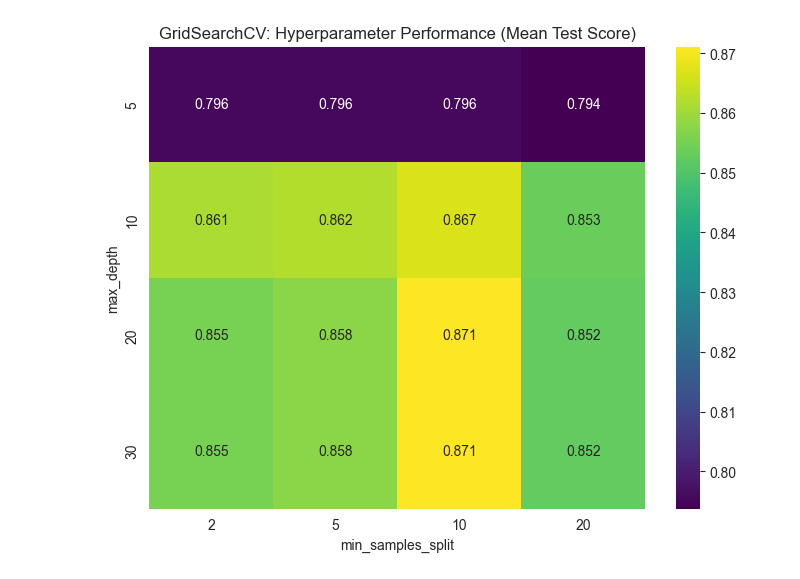
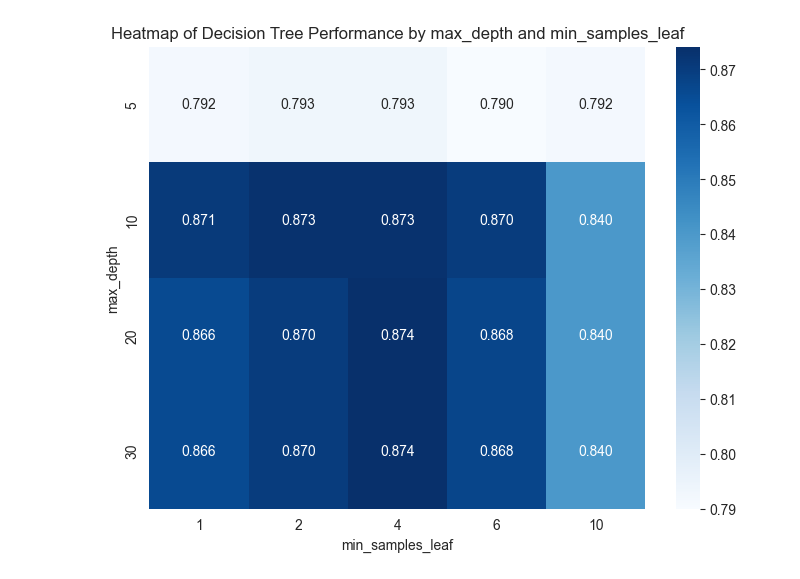
Before and after one commit to jadenzy/ECS_150_Final_Project, a Jupyter notebook: Models/Tree.ipynb, the cells around one changed output. Cells and saved outputs as stored; diff of their text form; code cells hidden in the pictures.

```diff
--- a/Models/Tree.ipynb
+++ b/Models/Tree.ipynb
@@ -45,5 +64,14 @@ param_grid = {
 }
 # %%
-#function to perform training with entropy
-decision_tree = DecisionTreeClassifier(random_state=42)
-random_forest = RandomForestClassifier(random_state=42, n_estimators=100)
+# Initialize GridSearchCV with 5-fold cross-validation
+grid_search_adjusted = GridSearchCV(estimator= decision_tree ,
+                                    param_grid=param_grid_adjusted,
+                                    cv=5,
+                                    n_jobs=-1,
+                                    verbose=1,
+                                    scoring='accuracy')
+
+grid_search_adjusted.fit(X_train, y_train)
+
+print("Best parameters:", grid_search_adjusted.best_params_)
+best_tree = grid_search_adjusted.best_estimator_
@@ -60,9 +81,3 @@ Best parameters: {'max_depth': None, 'min_samples_split': 10}
 # %%
-import pandas as pd
-import matplotlib.pyplot as plt
-
 # Extract results from the grid search
-cv_results = pd.DataFrame(grid_search.cv_results_)
-
-# Sort results by best performance
-cv_results = cv_results.sort_values(by='rank_test_score')
+cv_results = pd.DataFrame(grid_search_adjusted.cv_results_)
@@ -79,17 +84,22 @@ plt.show()
 # %%
-import seaborn as sns
-import numpy as np
+max_depth_values = cv_results['param_max_depth'].copy()
 
-# Assuming 'param_max_depth' and 'param_min_samples_split' are columns in cv_results_
+# Loop through each index in the column
+for i in range(len(max_depth_values)):
+    # Check if the current value is None
+    if max_depth_values[i] is None:
+        # Replace None with the string 'None'
+        max_depth_values[i] = 'None'
+
 pivot_table = cv_results.pivot_table(values='mean_test_score',
                                      index='param_max_depth',
-                                     columns='param_min_samples_split')
+                                     columns='param_min_samples_leaf',)
 
 plt.figure(figsize=(8, 6))
-sns.heatmap(pivot_table, annot=True, cmap='viridis', fmt='.3f')
-plt.title('GridSearchCV: Hyperparameter Performance (Mean Test Score)')
-plt.xlabel('min_samples_split')
-plt.ylabel('max_depth')
+sns.heatmap(pivot_table, annot=True, cmap='Blues', fmt='.3f')
+plt.title("Heatmap of Decision Tree Performance by max_depth and min_samples_leaf")
+plt.xlabel("min_samples_leaf")
+plt.ylabel("max_depth")
 plt.show()
 # %% [output]
-[figure, old version]
+[figure, new version]
```
Also changed, not shown: parts of 49 cells of this notebook, 1 other file.
